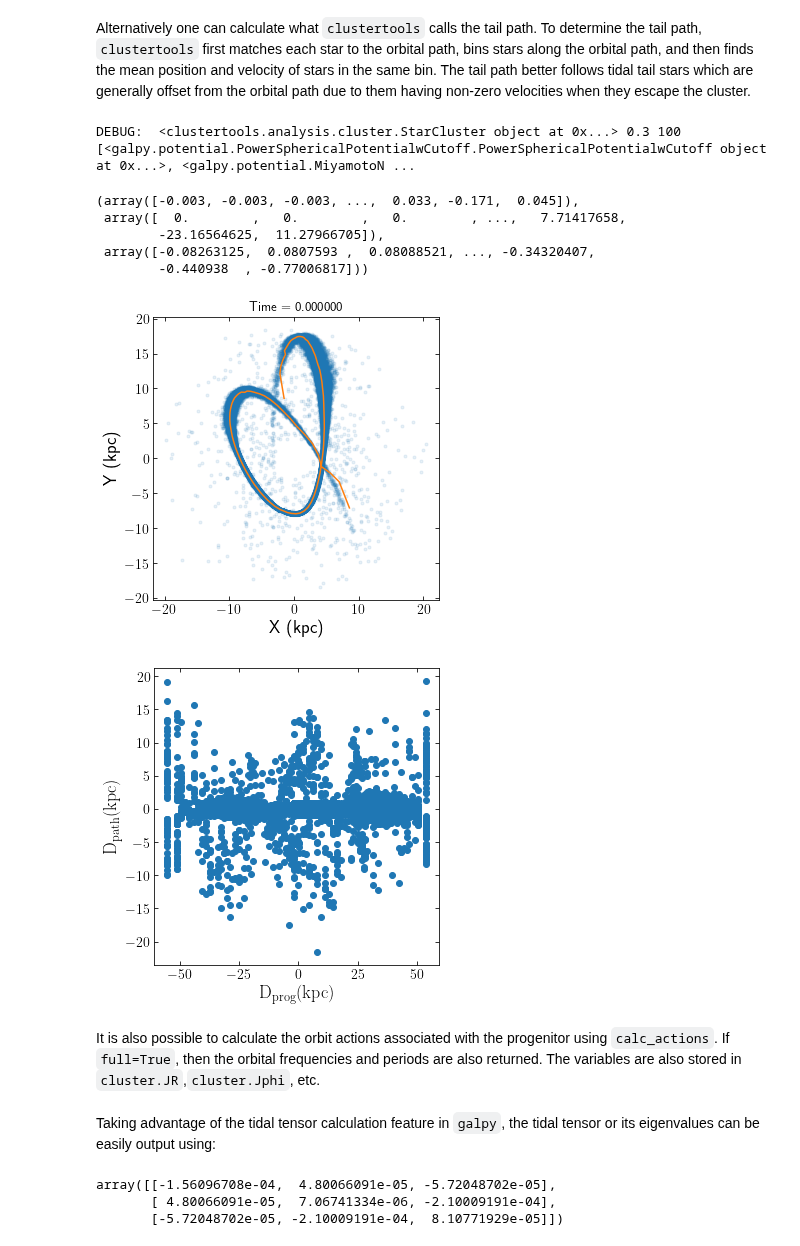
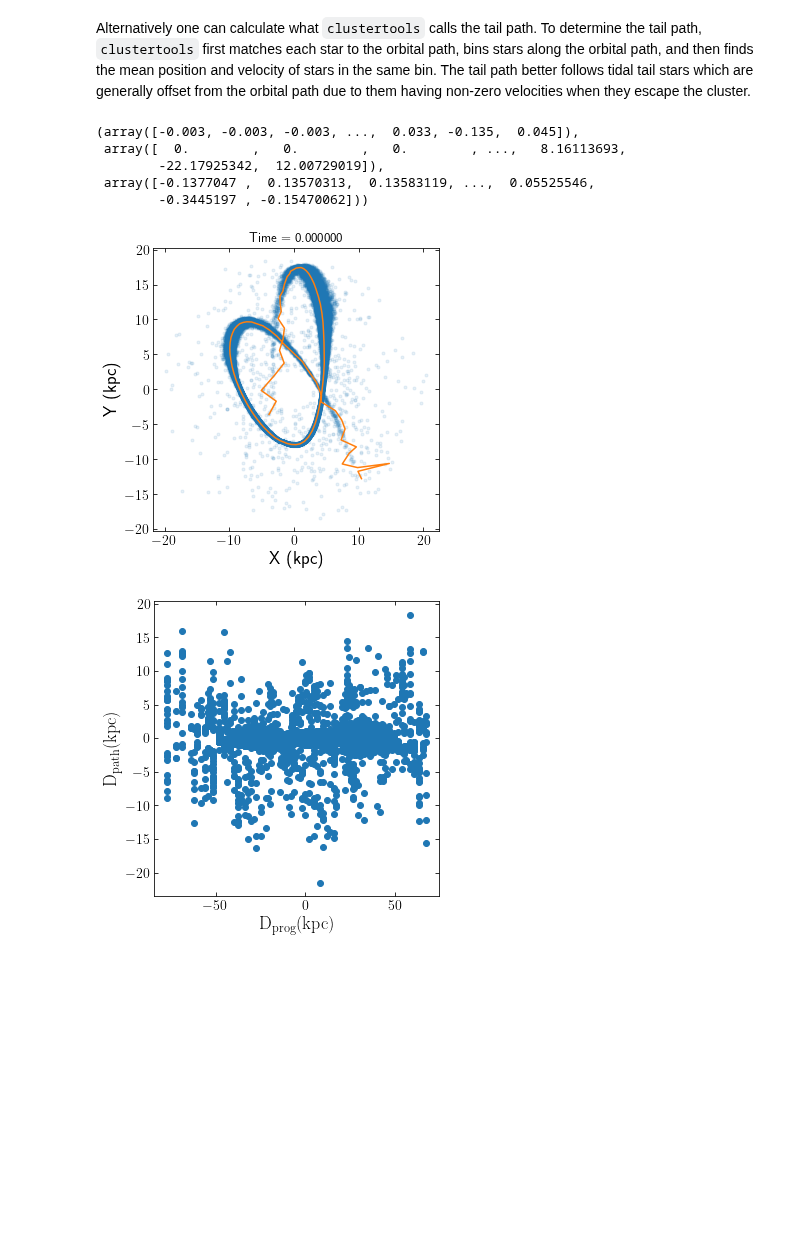
Before and after one commit to webbjj/clustertools, a Jupyter notebook: docs/source/notebooks/orbits_and_tails.ipynb, the cells around one changed output. Cells and saved outputs as stored; diff of their text form; code cells hidden in the pictures; blank space fills up the shorter version.

```diff
--- a/docs/source/notebooks/orbits_and_tails.ipynb
+++ b/docs/source/notebooks/orbits_and_tails.ipynb
@@ -12,5 +13,5 @@ To begin, lets load the final snapshot of an N-body simulation that was meant to
 # %%
-cluster = ctools.load_cluster('snapshot',filename='pal5.dat', units='kpckms',origin='galaxy')
-ctools.starplot(cluster)
+cluster = cts.load_cluster('snapshot',filename='pal5.dat', units='kpckms',origin='galaxy')
+cts.starplot(cluster)
 # %% [output]
 0
@@ -43,16 +46,13 @@ t,dprog,dpath=cluster.orbital_path_match(plot=True,dt=0.3)
 # %% [markdown]
 Alternatively one can calculate what ``clustertools`` calls the tail path. To determine the tail path, ``clustertools`` first matches each star to the orbital path, bins stars along the orbital path, and then finds the mean position and velocity of stars in the same bin. The tail path better follows tidal tail stars which are generally offset from the orbital path due to them having non-zero velocities when they escape the cluster.
 # %%
-cluster.tail_path(plot=True,dt=0.3,filename='../images/tail_path.png')
-cluster.tail_path_match(plot=True,dt=0.3,filename='../images/tail_path_match.png')
+cluster.tail_path(pot=MWPotential2014,plot=True,dt=0.3,filename='../images/tail_path.png')
+cluster.tail_path_match(pot=MWPotential2014,plot=True,dt=0.3,filename='../images/tail_path_match.png')
 # %% [output]
-DEBUG:  <clustertools.analysis.cluster.StarCluster object at 0x...> 0.3 100 [<galpy.potential.PowerSphericalPotentialwCutoff.PowerSphericalPotentialwCutoff object at 0x...>, <galpy.potential.MiyamotoN ...
+(array([-0.003, -0.003, -0.003, ...,  0.033, -0.135,  0.045]),
+ array([  0.        ,   0.        ,   0.        , ...,   8.16113693,
+        -22.17925342,  12.00729019]),
+ array([-0.1377047 ,  0.13570313,  0.13583119, ...,  0.05525546,
+        -0.3445197 , -0.15470062]))
-(array([-0.003, -0.003, -0.003, ...,  0.033, -0.171,  0.045]),
- array([  0.        ,   0.        ,   0.        , ...,   7.71417658,
-        -23.16564625,  11.27966705]),
- array([-0.08263125,  0.0807593 ,  0.08088521, ..., -0.34320407,
-        -0.440938  , -0.77006817]))
-[figure, old version]
+[figure, new version]
-[figure, old version]
+[figure, new version]
-# %% [markdown]
-It is also possible to calculate the orbit actions associated with the progenitor using ``calc_actions``. If ``full=True``, then the orbital frequencies and periods are also returned. The variables are also stored in ``cluster.JR``,``cluster.Jphi``, etc.
@@ -61,8 +58,0 @@ JR, Jphi, Jz, OR, Ophi, Oz, TR, Tphi, Tz=cluster.calc_actions(full=True)
-# %% [markdown]
-Taking advantage of the tidal tensor calculation feature in ``galpy``, the tidal tensor or its eigenvalues can be easily output using:
-# %%
-cluster.ttensor()
-# %% [output]
-array([[-1.56096708e-04,  4.80066091e-05, -5.72048702e-05],
-       [ 4.80066091e-05,  7.06741334e-06, -2.10009191e-04],
-       [-5.72048702e-05, -2.10009191e-04,  8.10771929e-05]])
```
Also changed, not shown: parts of 23 cells of this notebook, 10 other files.
